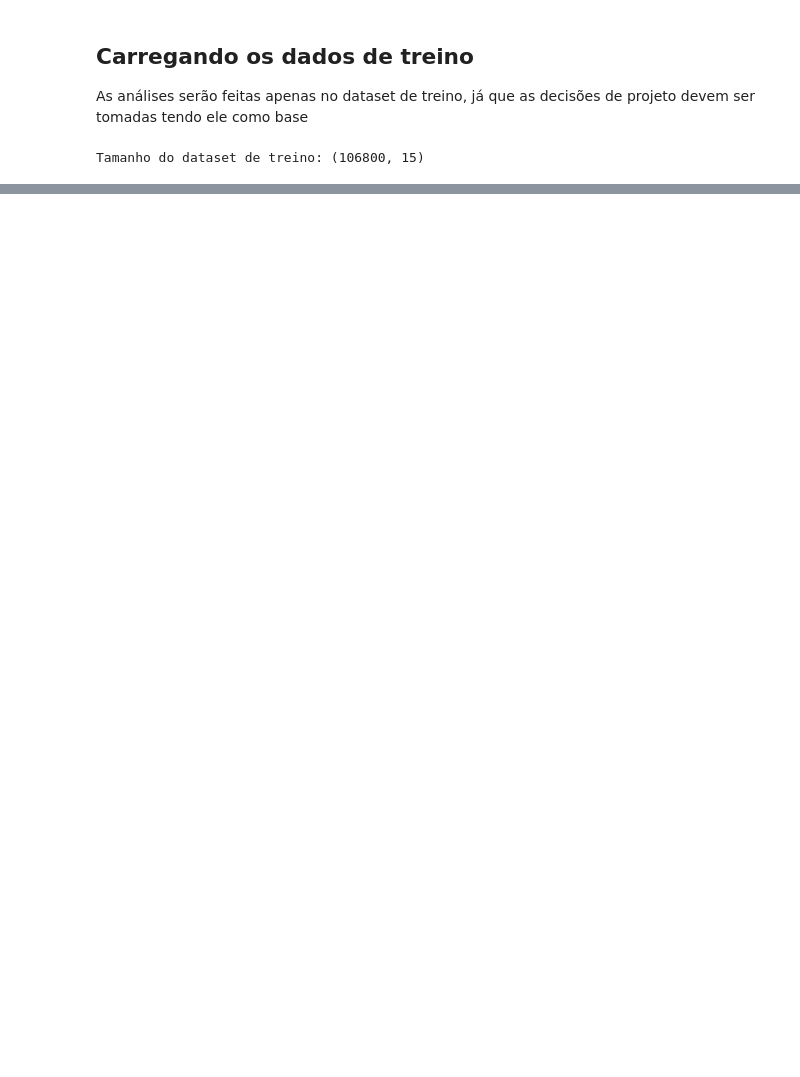
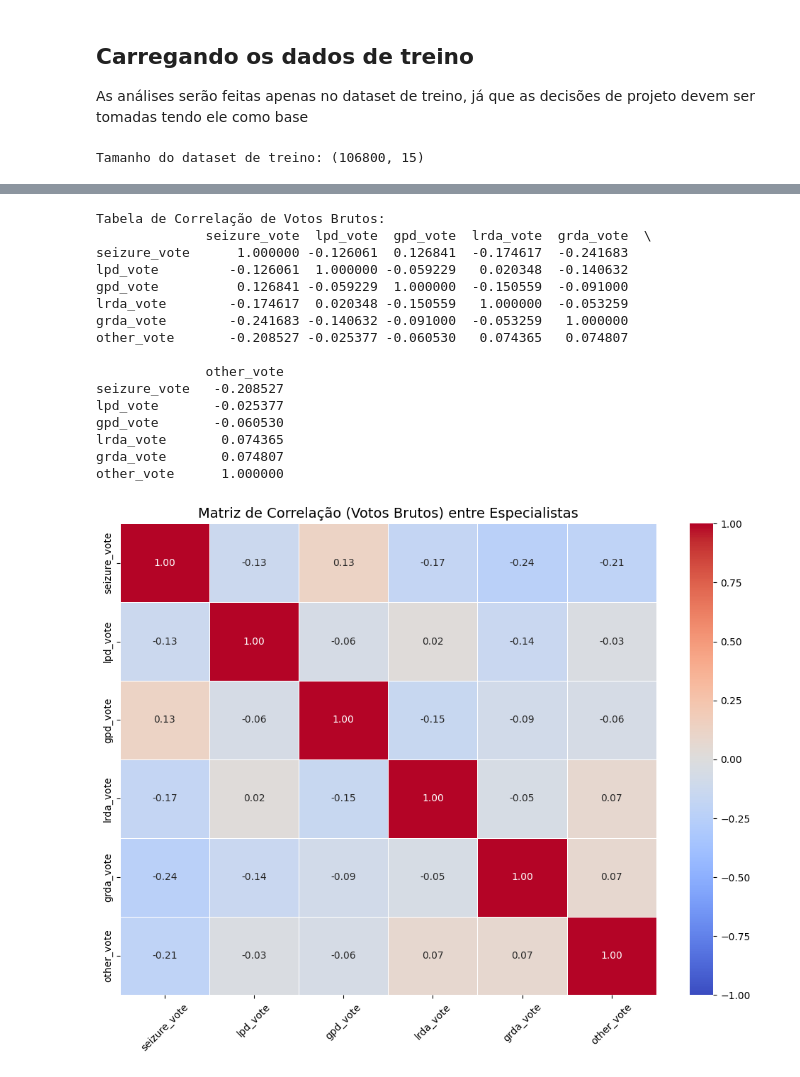
Before and after one commit to Livia-CRPereira/eng_software_tp01, a Jupyter notebook: notebooks/02_analise_consenso.ipynb, the cells around one changed output, grey strips where cells are left out. Drawn from its saved outputs; the diff is of its cells as text; code cells hidden in the pictures; blank space fills up the shorter version.

```diff
--- a/notebooks/02_analise_consenso.ipynb
+++ b/notebooks/02_analise_consenso.ipynb
@@ -25,0 +98,30 @@ display(df_train.head())
+# %%
+plt.figure(figsize=(10, 8))
+
+sns.heatmap(matriz_correlacao_bruta, annot=True, cmap='coolwarm', center=0,
+            fmt=".2f", linewidths=.5, vmin=-1, vmax=1)
+
+plt.title('Matriz de Correlação (Votos Brutos) entre Especialistas', fontsize=14)
+plt.xticks(rotation=45)
+plt.tight_layout()
+
+print("Tabela de Correlação de Votos Brutos:")
+print(matriz_correlacao_bruta)
+# %% [output]
+Tabela de Correlação de Votos Brutos:
+              seizure_vote  lpd_vote  gpd_vote  lrda_vote  grda_vote  \
+seizure_vote      1.000000 -0.126061  0.126841  -0.174617  -0.241683
+lpd_vote         -0.126061  1.000000 -0.059229   0.020348  -0.140632
+gpd_vote          0.126841 -0.059229  1.000000  -0.150559  -0.091000
+lrda_vote        -0.174617  0.020348 -0.150559   1.000000  -0.053259
+grda_vote        -0.241683 -0.140632 -0.091000  -0.053259   1.000000
+other_vote       -0.208527 -0.025377 -0.060530   0.074365   0.074807
+
+              other_vote
+seizure_vote   -0.208527
+lpd_vote       -0.025377
+gpd_vote       -0.060530
+lrda_vote       0.074365
+grda_vote       0.074807
+other_vote      1.000000
+[figure, added]
```
Also changed, not shown: parts of 7 cells of this notebook.
